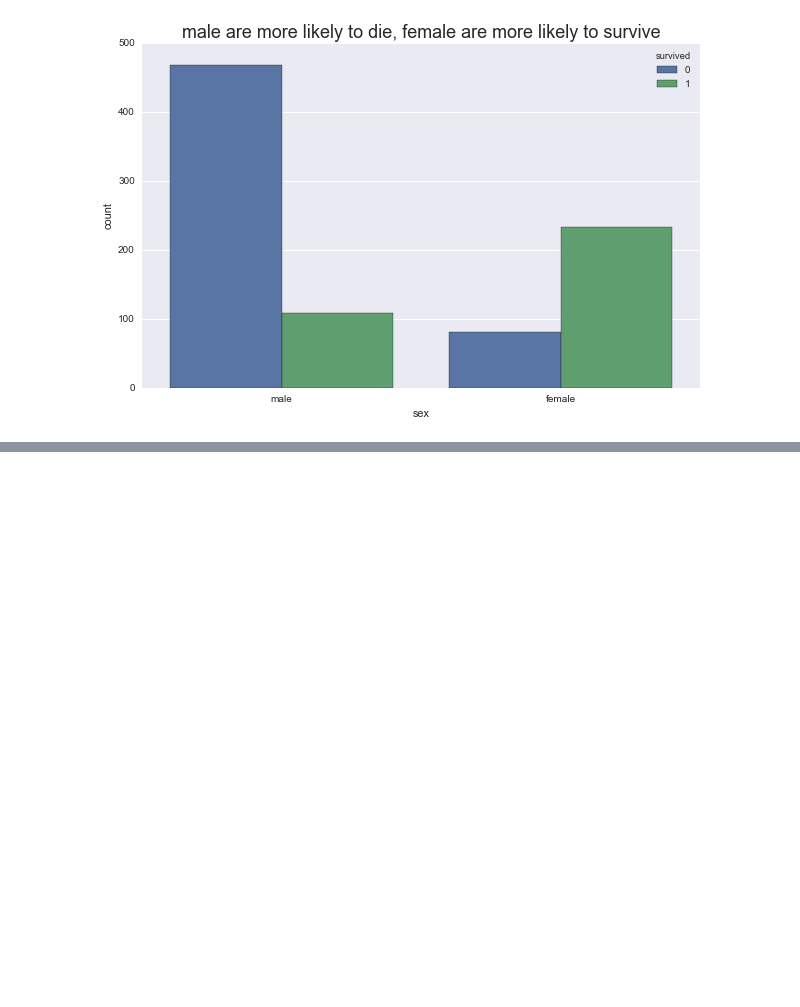
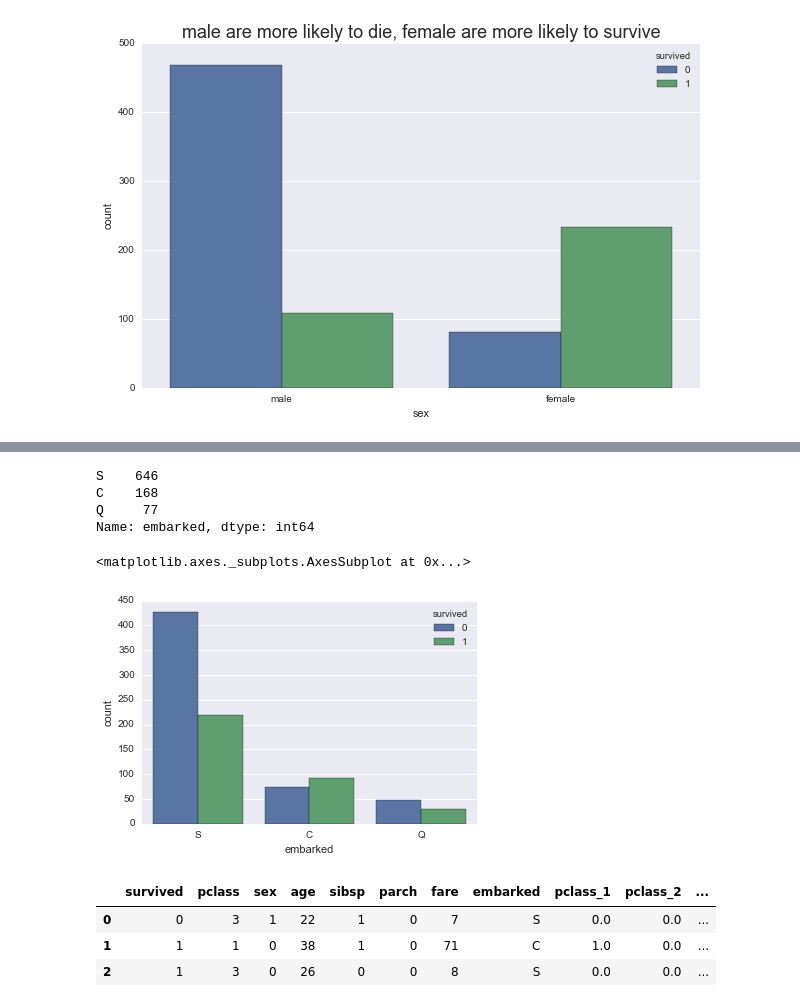
Before and after one commit to LyuuuuXinwei/KaggleProject, a Jupyter notebook: Tatanic/Titanic Test.ipynb, the cells around one changed output, grey strips where cells are left out. Drawn from its saved outputs; the diff is of its cells as text; code cells hidden in the pictures; blank space fills up the shorter version.

```diff
--- a/Tatanic/Titanic Test.ipynb
+++ b/Tatanic/Titanic Test.ipynb
@@ -220,0 +320,13 @@ ax.set_title('male are more likely to die, female are more likely to survive', f
+# %%
+train_dropt_imputed_dummy1['embarked'].value_counts()
+# %% [output]
+S    646
+C    168
+Q     77
+Name: embarked, dtype: int64
+# %%
+# people get on board from S and Q are more likely to die, the opposite in C
+sns.countplot(x='embarked', hue='survived', data=train_dropt_imputed_dummy1)
+# %% [output]
+<matplotlib.axes._subplots.AxesSubplot at 0x...>
+[figure, added]
@@ -220,0 +342,7 @@ ax.set_title('male are more likely to die, female are more likely to survive', f
+# %%
+train_dropt_imputed_dummy2.head(3)
+# %% [output]
+|  | survived | pclass | sex | age | sibsp | parch | fare | embarked | pclass_1 | pclass_2 | ... |
+| 0 | 0 | 3 | 1 | 22 | 1 | 0 | 7 | S | 0.0 | 0.0 | ... |
+| 1 | 1 | 1 | 0 | 38 | 1 | 0 | 71 | C | 1.0 | 0.0 | ... |
+| 2 | 1 | 3 | 0 | 26 | 0 | 0 | 8 | S | 0.0 | 0.0 | ... |
```
Also changed, not shown: parts of 39 cells of this notebook, 1 other file.
